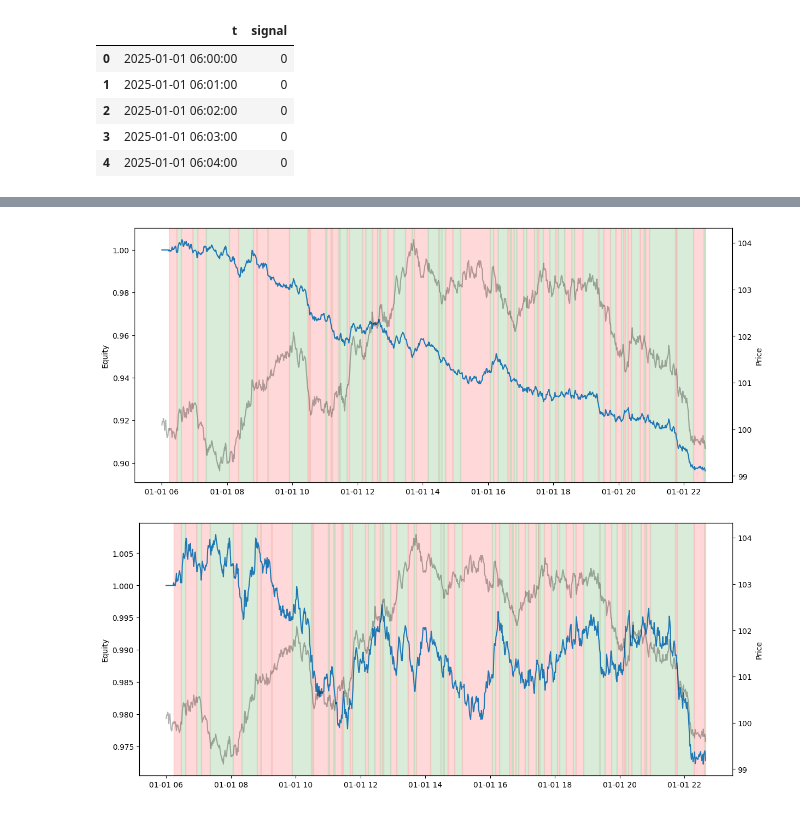
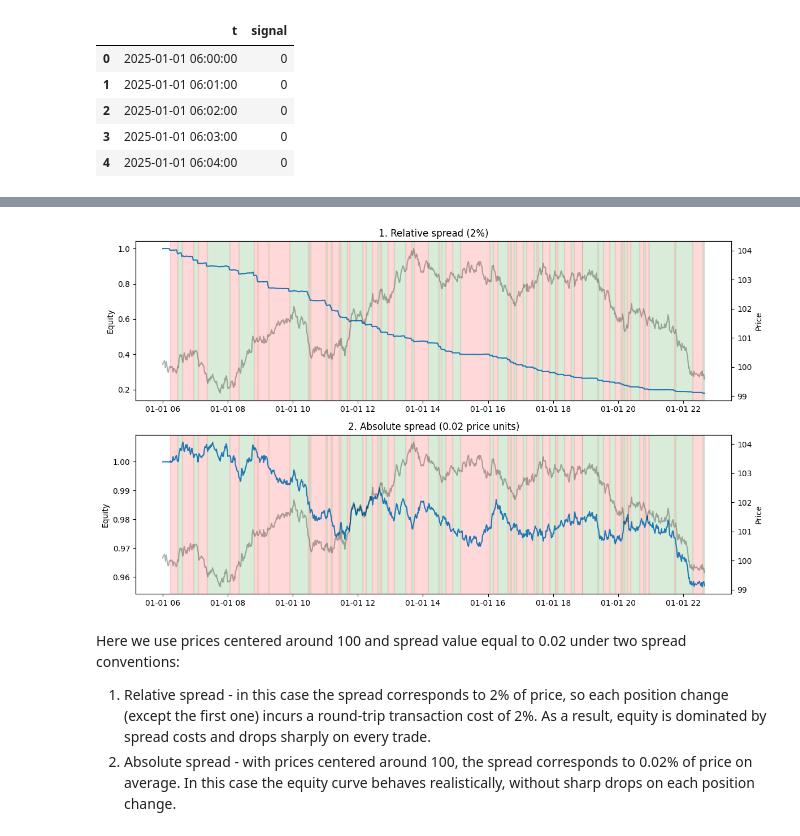
Before and after one commit to sysakm/backtester, a Jupyter notebook: backtester_demo.ipynb, the cells around one changed output, grey strips where cells are left out. Saved outputs shown, nothing was run; the diff lists cells and outputs as text; code cells hidden in the pictures.

```diff
--- a/backtester_demo.ipynb
+++ b/backtester_demo.ipynb
@@ -76,8 +75,3 @@ signal_df.head()
 | 2 | 2025-01-01 06:02:00 | 0 |
 | 3 | 2025-01-01 06:03:00 | 0 |
 | 4 | 2025-01-01 06:04:00 | 0 |
-# %%
-# Forget to put off relative spread flag
-return_df, trade_df = backtest.backtester(price_df, signal_df, spread=0.1)
-fig, ax, ax2 = utils.draw_results(return_df, price_df)
-plt.show()
@@ -86,14 +78,21 @@ plt.show()
-# %%
-# Relative spread
-return_df, trade_df = backtest.backtester(price_df, signal_df, spread=0.1, spread_is_relative=False)
-fig, ax, ax2 = utils.draw_results(return_df, price_df)
-plt.show()
-# %% [output]
-[figure, removed]
-# %%
-# No spread at all for reference
-return_df, trade_df = backtest.backtester(price_df, signal_df, spread=0)
-fig, ax, ax2 = utils.draw_results(return_df, price_df)
-plt.show()
-# %% [output]
-[figure, removed]
+# %%
+rel_spread_settings = {
+    '1. Relative spread (2%)': True,
+    '2. Absolute spread (0.02 price units)': False
+}
+
+fig, axes = plt.subplots(2, 1, figsize=(12, 7))
+for setting, ax in zip(rel_spread_settings, axes.flatten()):
+    ax2 = ax.twinx()
+    return_df, _ = backtest.backtester(price_df, signal_df, spread=0.02, spread_is_relative=rel_spread_settings[setting])
+    utils.draw_results(ax, ax2, return_df, price_df, fig_title=setting)
+
+plt.tight_layout()
+plt.show()
+# %% [output]
+[figure, added]
+# %% [markdown]
+Here we use prices centered around 100 and spread value equal to 0.02 under two spread conventions:
+
+1. Relative spread - in this case the spread corresponds to 2% of price, so each position change (except the first one) incurs a round-trip transaction cost of 2%. As a result, equity is dominated by spread costs and drops sharply on every trade.
+2. Absolute spread - with prices centered around 100, the spread corresponds to 0.02% of price on average. In this case the equity curve behaves realistically, without sharp drops on each position change.
```
Also changed, not shown: parts of 11 cells of this notebook, 2 other files.
